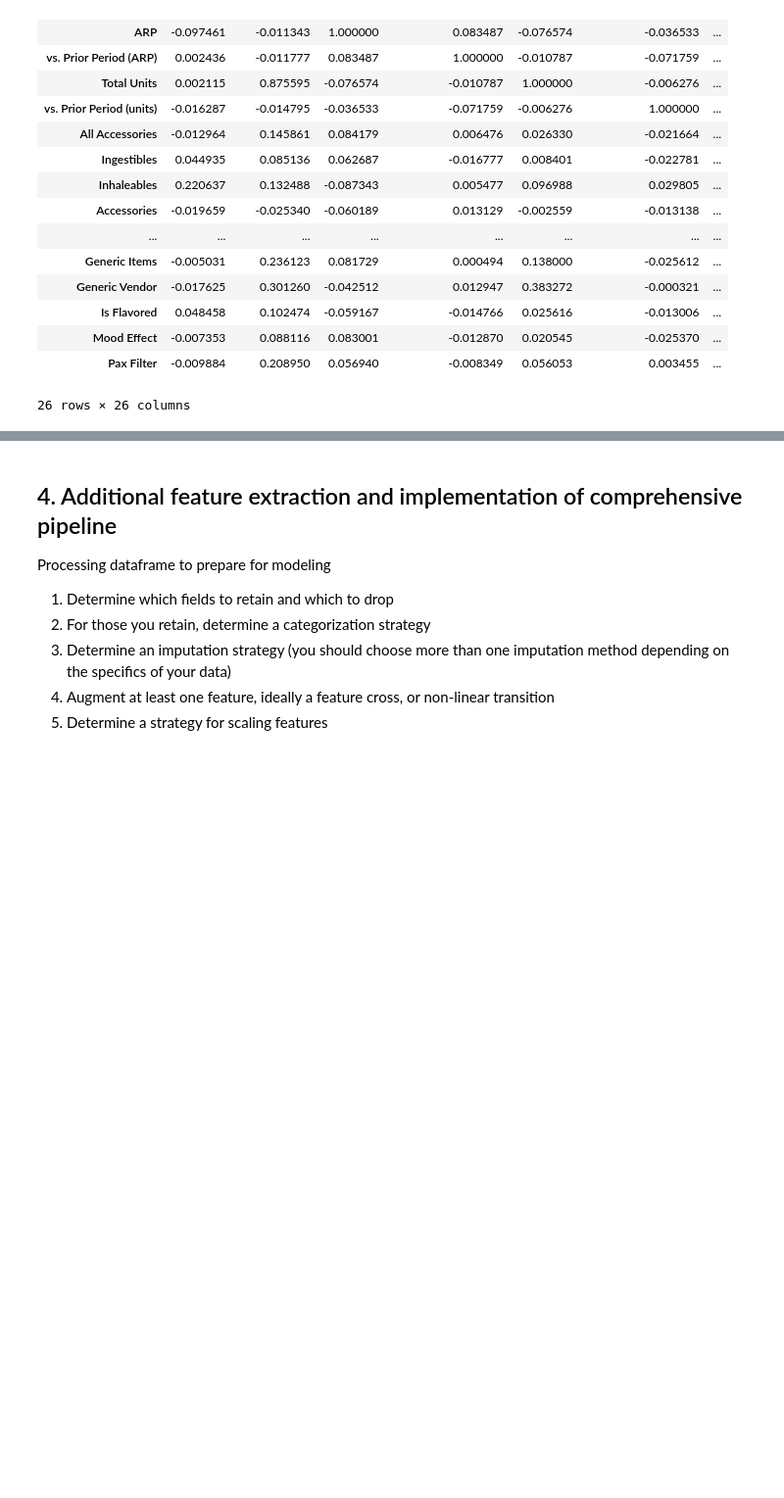
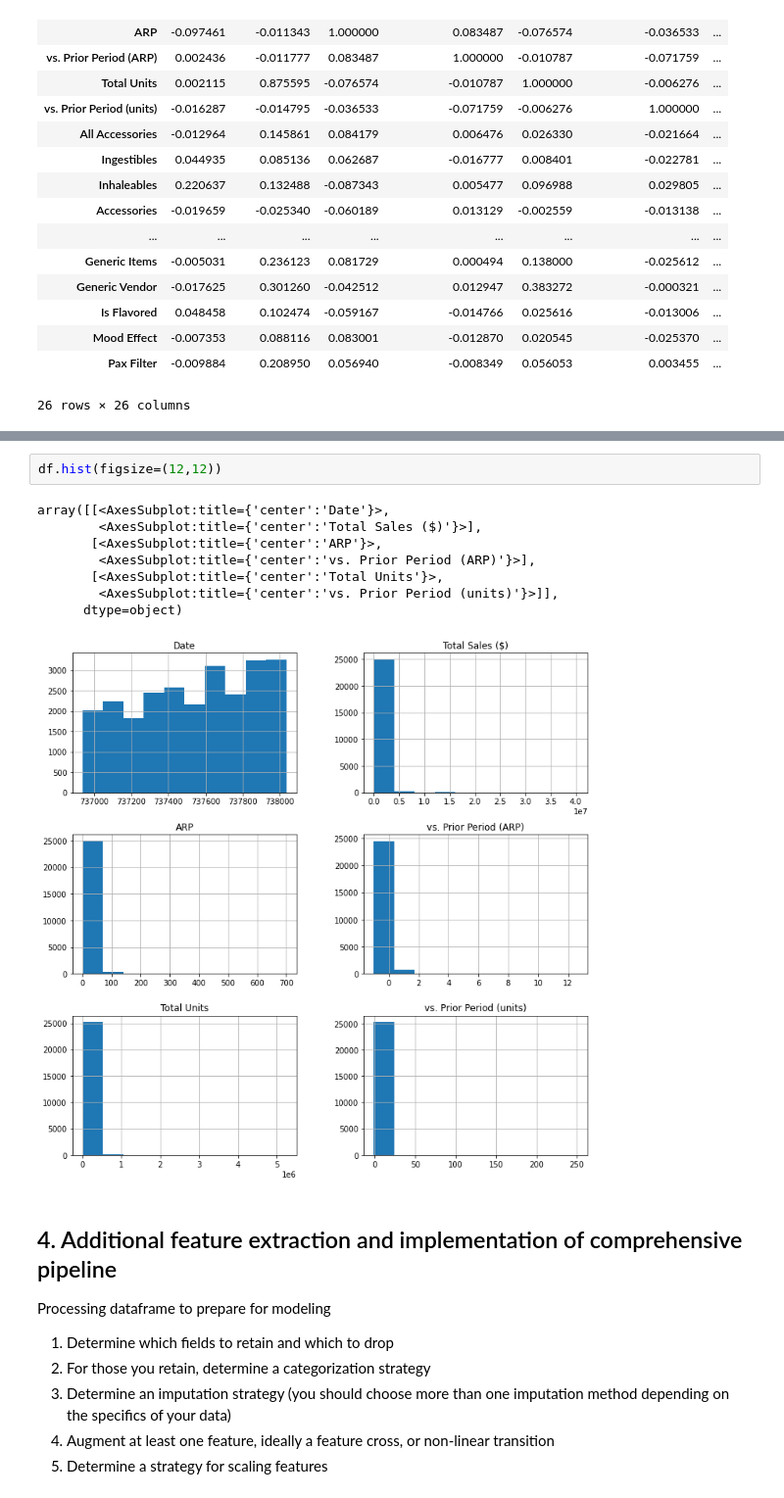
Before and after one commit to rudyorre/m148-project3, a Jupyter notebook: project3.ipynb, the cells around one changed output, grey strips where cells are left out. Shown at 98% size. Cells and saved outputs as stored; diff of their text form; blank space fills up the shorter version.

```diff
--- a/project3.ipynb
+++ b/project3.ipynb
@@ -603,3 +612,14 @@ df.corr()
+# %%
+df.hist(figsize=(12,12))
+# %% [output]
+array([[<AxesSubplot:title={'center':'Date'}>,
+        <AxesSubplot:title={'center':'Total Sales ($)'}>],
+       [<AxesSubplot:title={'center':'ARP'}>,
+        <AxesSubplot:title={'center':'vs. Prior Period (ARP)'}>],
+       [<AxesSubplot:title={'center':'Total Units'}>,
+        <AxesSubplot:title={'center':'vs. Prior Period (units)'}>]],
+      dtype=object)
+[figure, added]
 # %% [markdown]
 ## 4. Additional feature extraction and implementation of comprehensive pipeline
 Processing dataframe to prepare for modeling
```
Also changed, not shown: parts of 27 cells of this notebook.
